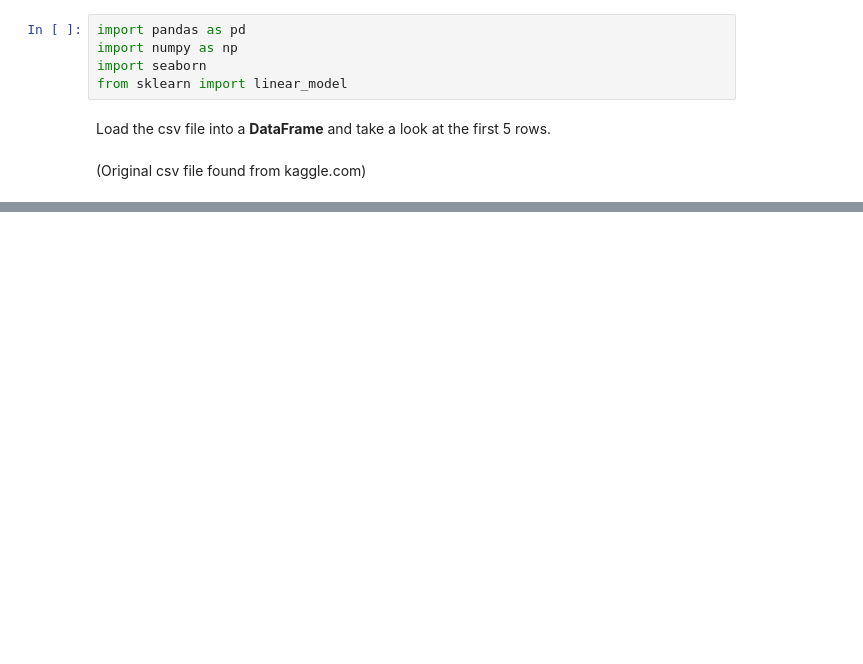
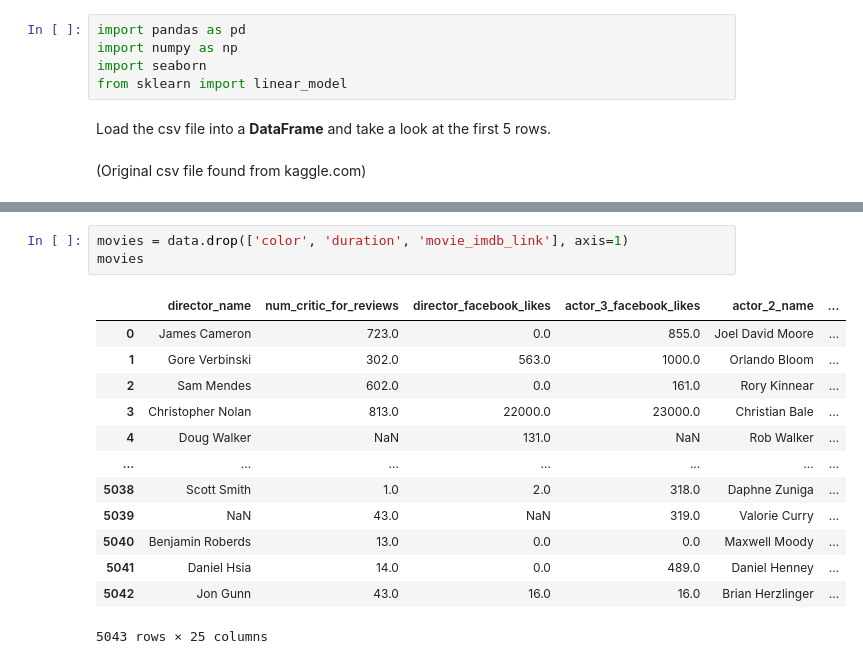
Before and after one commit to mookee233/final_tutorial, a Jupyter notebook: draft.ipynb, the cells around one changed output, grey strips where cells are left out. Drawn from its saved outputs; the diff is of its cells as text; blank space fills up the shorter version.

```diff
--- a/draft.ipynb
+++ b/draft.ipynb
@@ -56,0 +67,17 @@ movies.describe()
+# %%
+movies = data.drop(['color', 'duration', 'movie_imdb_link'], axis=1)
+movies
+# %% [output]
+|  | director_name | num_critic_for_reviews | director_facebook_likes | actor_3_facebook_likes | actor_2_name | ... |
+| 0 | James Cameron | 723.0 | 0.0 | 855.0 | Joel David Moore | ... |
+| 1 | Gore Verbinski | 302.0 | 563.0 | 1000.0 | Orlando Bloom | ... |
+| 2 | Sam Mendes | 602.0 | 0.0 | 161.0 | Rory Kinnear | ... |
+| 3 | Christopher Nolan | 813.0 | 22000.0 | 23000.0 | Christian Bale | ... |
+| 4 | Doug Walker | NaN | 131.0 | NaN | Rob Walker | ... |
+| ... | ... | ... | ... | ... | ... | ... |
+| 5038 | Scott Smith | 1.0 | 2.0 | 318.0 | Daphne Zuniga | ... |
+| 5039 | NaN | 43.0 | NaN | 319.0 | Valorie Curry | ... |
+| 5040 | Benjamin Roberds | 13.0 | 0.0 | 0.0 | Maxwell Moody | ... |
+| 5041 | Daniel Hsia | 14.0 | 0.0 | 489.0 | Daniel Henney | ... |
+| 5042 | Jon Gunn | 43.0 | 16.0 | 16.0 | Brian Herzlinger | ... |
+5043 rows × 25 columns
```
Also changed, not shown: parts of 12 cells of this notebook, 1 other file.
